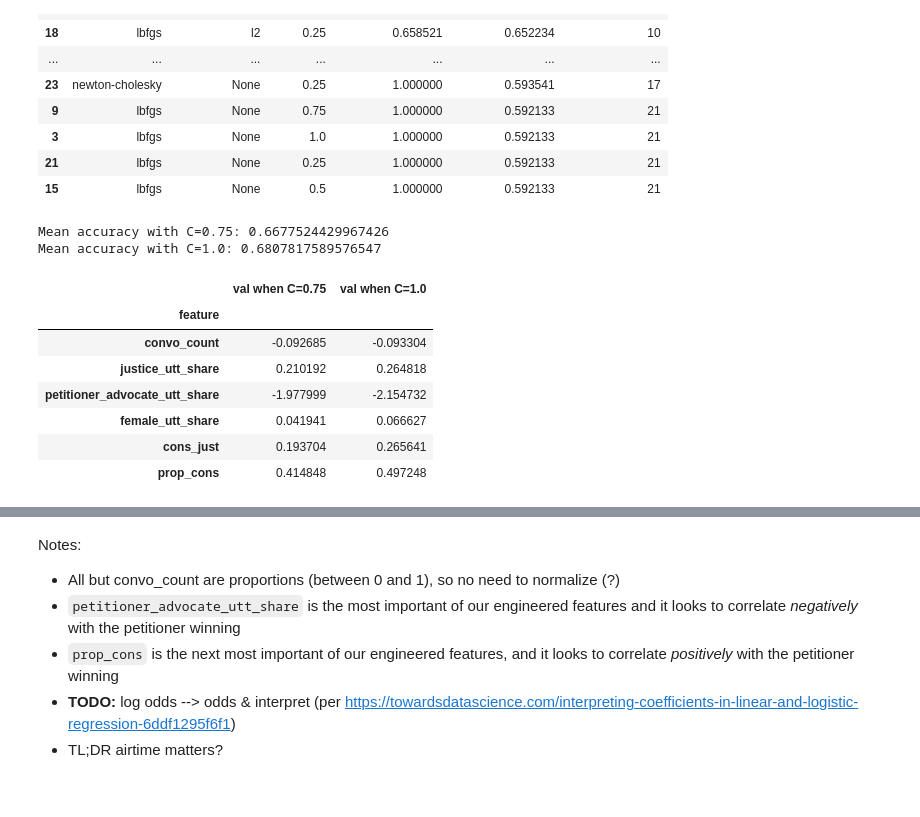
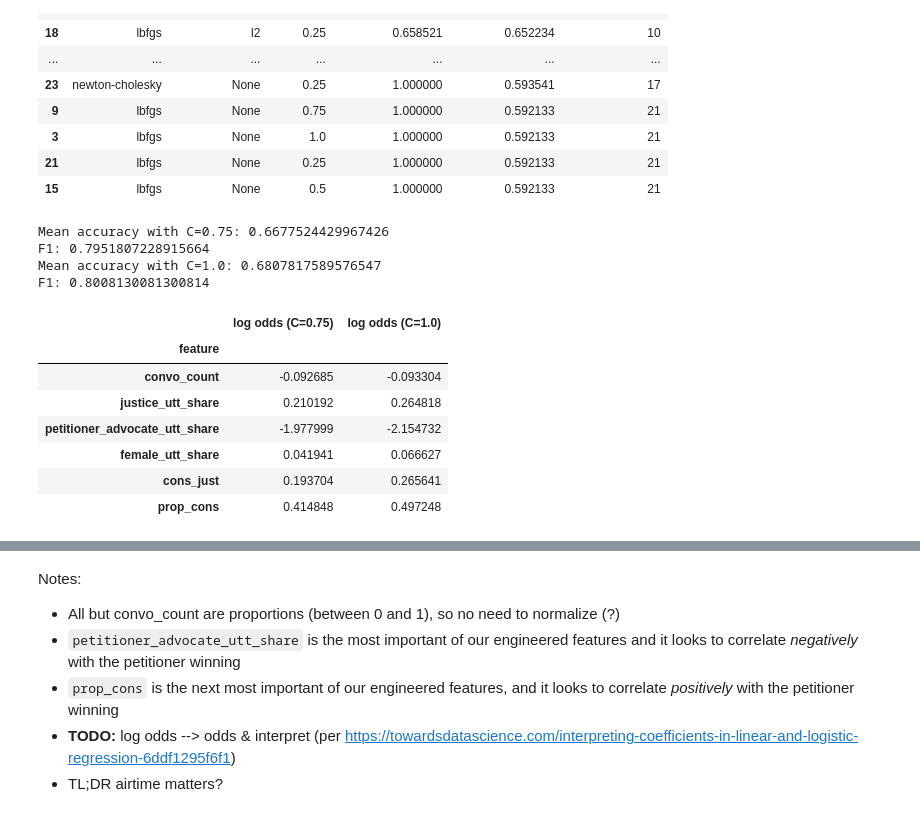
Before and after one commit to baueramari/team-supreme, a Jupyter notebook: explore_fv.ipynb, the cells around one changed output, grey strips where cells are left out. Drawn from its saved outputs; the diff is of its cells as text; code cells hidden in the pictures.

```diff
--- a/explore_fv.ipynb
+++ b/explore_fv.ipynb
@@ -257,28 +271,34 @@ results
 
 mod = LogisticRegression(C=0.75)
 mod = mod.fit(X = X_train_all, y = y_train)
+mod_preds = mod.predict(X_test_all)
 mean_acc = mod.score(X_test_all, y_test)
 print('Mean accuracy with C=0.75:', mean_acc)
+print('F1:', f1_score(y_test, mod_preds))
 
 logit_all = LogisticRegression()
 logit_all = logit_all.fit(X = X_train_all, y = y_train)
+logit_all_preds = logit_all.predict(X_test_all)
 mean_acc = logit_all.score(X_test_all, y_test)
 print('Mean accuracy with C=1.0:', mean_acc)
+print('F1:', f1_score(y_test, logit_all_preds))
 # %% [output]
 Mean accuracy with C=0.75: 0.6677524429967426
+F1: 0.7951807228915664
 Mean accuracy with C=1.0: 0.6807817589576547
+F1: 0.8008130081300814
 # %%
 features = pd.DataFrame(X_train_all.columns[-6:])
 mod_coefs = pd.DataFrame(mod.coef_[:, -6:]).T
 logit_all_coefs = pd.DataFrame(logit_all.coef_[:, -6:]).T
 
 coefs = pd.merge(features, mod_coefs, left_index=True, right_index=True)
 coefs = pd.merge(coefs, logit_all_coefs, left_index=True, right_index=True)
-coefs.columns = ['feature', 'val when C=0.75', 'val when C=1.0']
+coefs.columns = ['feature', 'log odds (C=0.75)', 'log odds (C=1.0)']
 coefs = coefs.set_index('feature')
 coefs
 # %% [output]
-|  | val when C=0.75 | val when C=1.0 |
+|  | log odds (C=0.75) | log odds (C=1.0) |
 | feature |  |  |
 | convo_count | -0.092685 | -0.093304 |
 | justice_utt_share | 0.210192 | 0.264818 |
```
Also changed, not shown: parts of 6 cells of this notebook.
